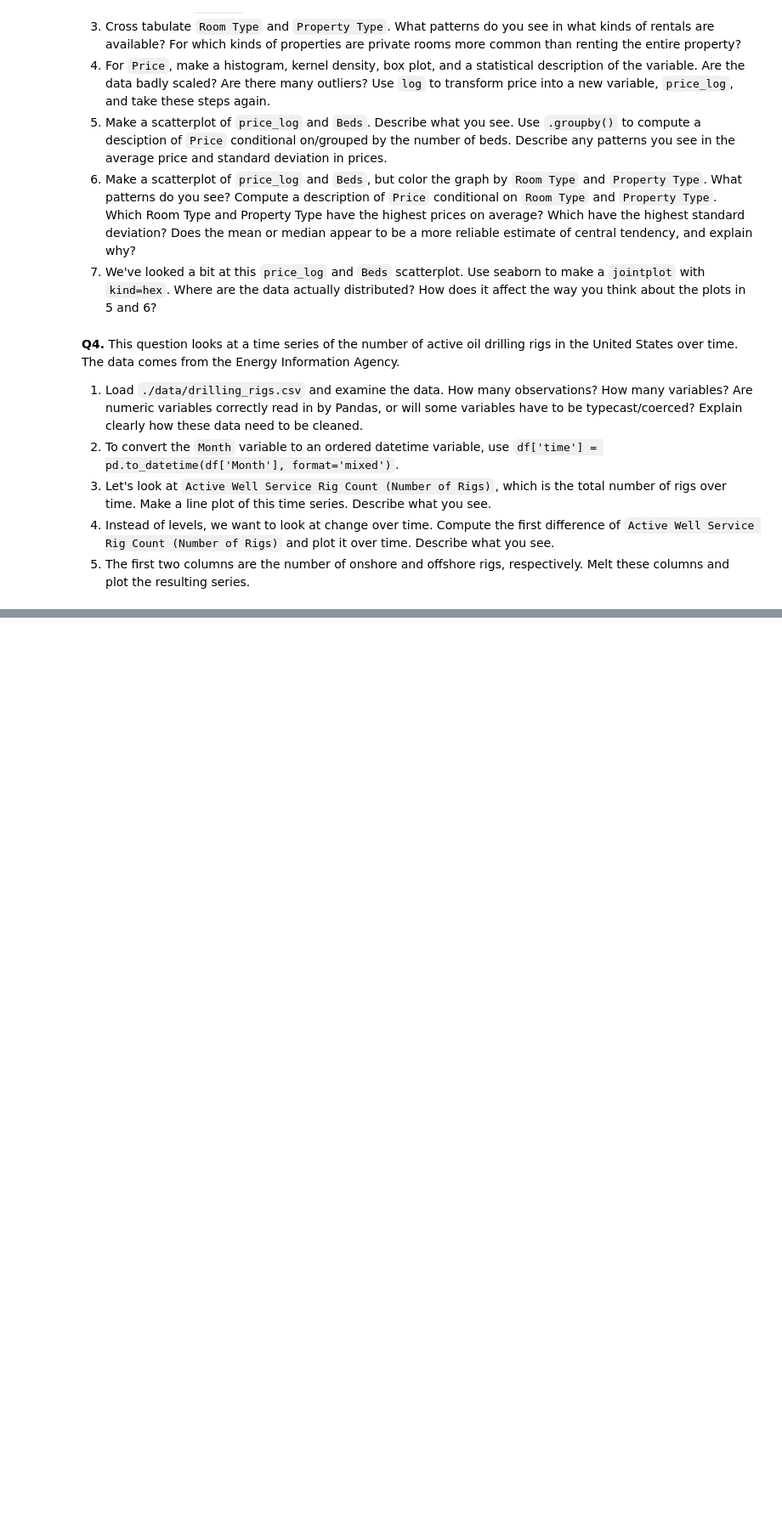
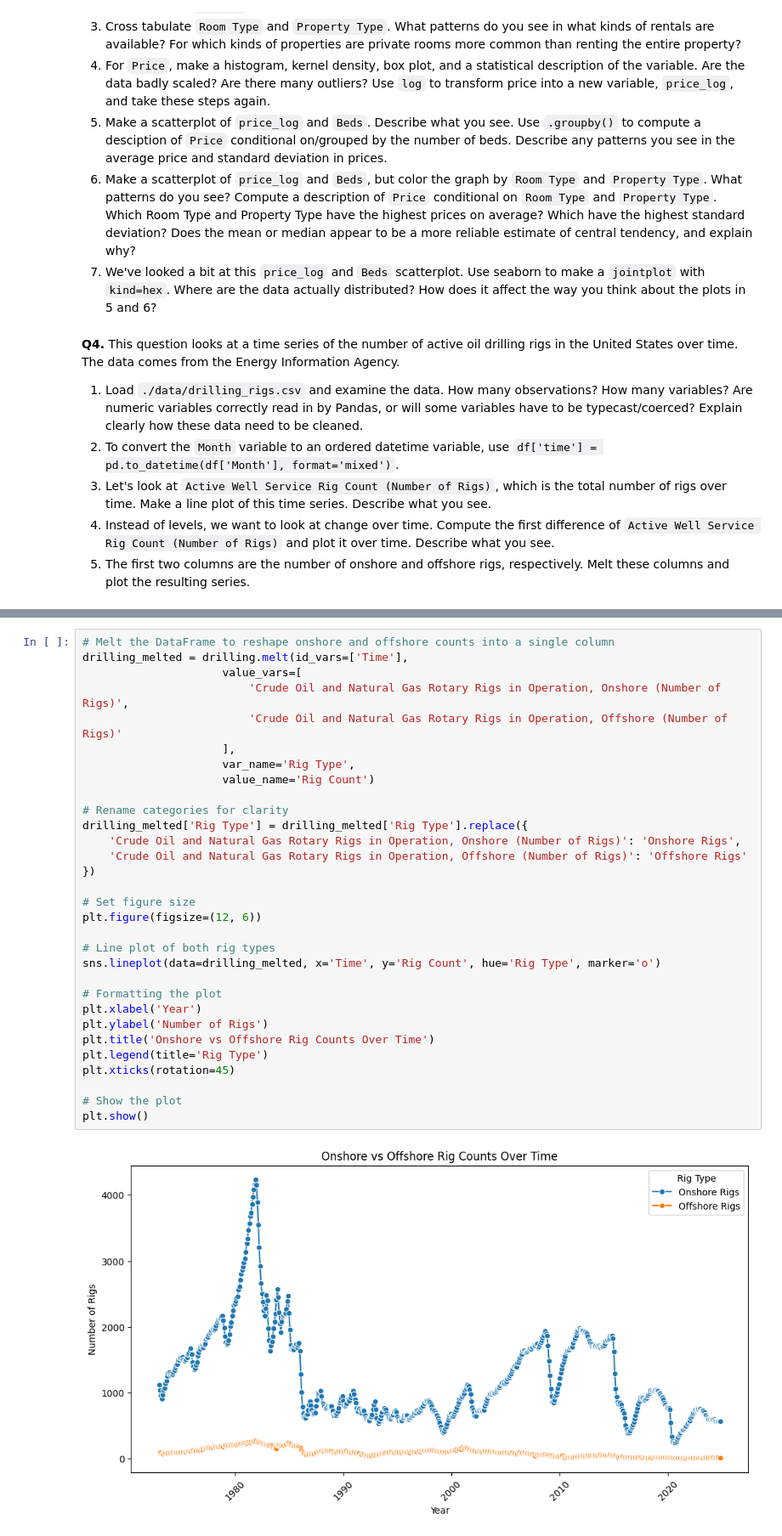
Before and after one commit to baywigg/EDA, a Jupyter notebook: assignment/assignment.ipynb, the cells around one changed output, grey strips where cells are left out. Shown at 85% size. Cells and saved outputs as stored; diff of their text form; blank space fills up the shorter version.

```diff
--- a/assignment/assignment.ipynb
+++ b/assignment/assignment.ipynb
@@ -410,0 +528,33 @@ giftors_most_money.head(15)
+# %%
+# Melt the DataFrame to reshape onshore and offshore counts into a single column
+drilling_melted = drilling.melt(id_vars=['Time'],
+                     value_vars=[
+                         'Crude Oil and Natural Gas Rotary Rigs in Operation, Onshore (Number of Rigs)',
+                         'Crude Oil and Natural Gas Rotary Rigs in Operation, Offshore (Number of Rigs)'
+                     ],
+                     var_name='Rig Type',
+                     value_name='Rig Count')
+
+# Rename categories for clarity
+drilling_melted['Rig Type'] = drilling_melted['Rig Type'].replace({
+    'Crude Oil and Natural Gas Rotary Rigs in Operation, Onshore (Number of Rigs)': 'Onshore Rigs',
+    'Crude Oil and Natural Gas Rotary Rigs in Operation, Offshore (Number of Rigs)': 'Offshore Rigs'
+})
+
+# Set figure size
+plt.figure(figsize=(12, 6))
+
+# Line plot of both rig types
+sns.lineplot(data=drilling_melted, x='Time', y='Rig Count', hue='Rig Type', marker='o')
+
+# Formatting the plot
+plt.xlabel('Year')
+plt.ylabel('Number of Rigs')
+plt.title('Onshore vs Offshore Rig Counts Over Time')
+plt.legend(title='Rig Type')
+plt.xticks(rotation=45)
+
+# Show the plot
+plt.show()
+# %% [output]
+[figure, added]
```
Also changed, not shown: parts of 7 cells of this notebook.
